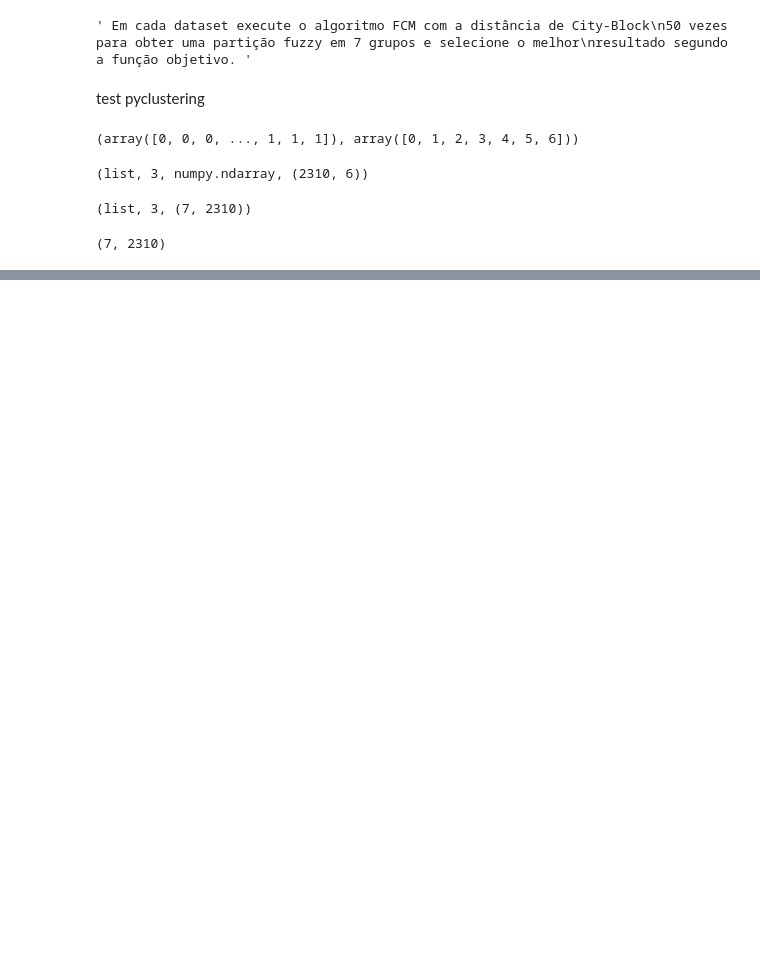
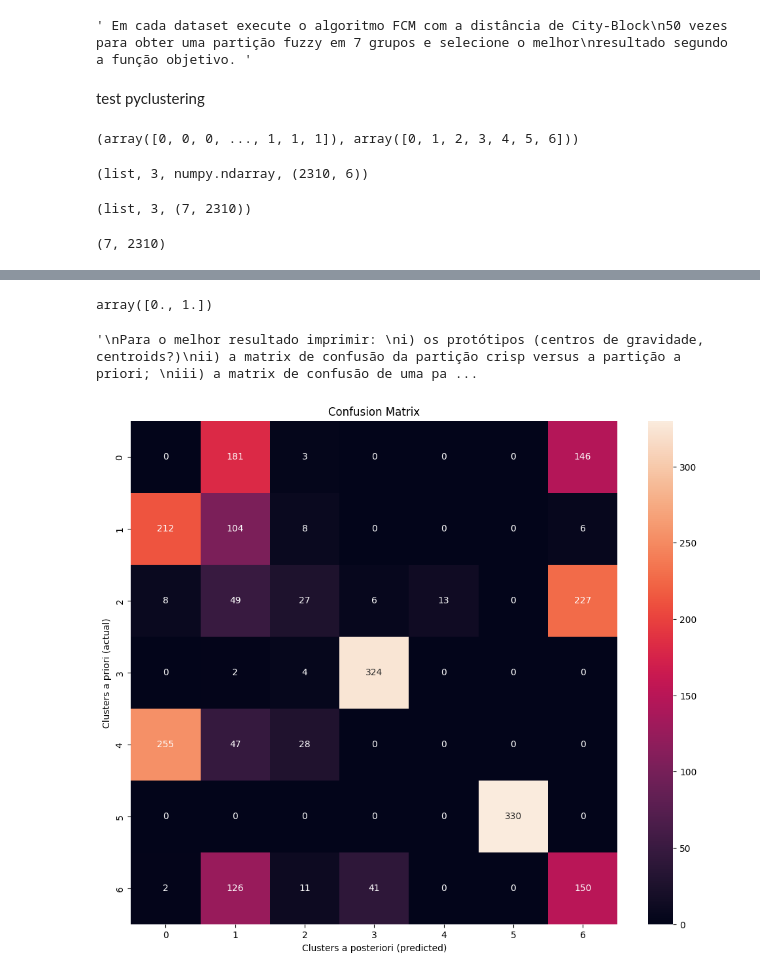
Before and after one commit to allansdefreitas/unsupervised-learning, a Jupyter notebook: questao_1.ipynb, the cells around one changed output, grey strips where cells are left out. Drawn from its saved outputs; the diff is of its cells as text; code cells hidden in the pictures; blank space fills up the shorter version.

Commit message:
confusion matrix beginning

```diff
--- a/questao_1.ipynb
+++ b/questao_1.ipynb
@@ -651,4 +648,33 @@ rand_index_f_measures
 # %%
-np.unique(crisp)
-
 #entender via video aula etc sobre a aplicação do indice de rand corrigido e f-measure
+# %% [output]
+array([0., 1.])
+# %%
+"""
+Para o melhor resultado imprimir:
+i) os protótipos (centros de gravidade, centroids?)
+ii) a matrix de confusão da partição crisp versus a partição a priori;
+iii) a matrix de confusão de uma partição crisp versus a outra;
+"""
+# %% [output]
+'\nPara o melhor resultado imprimir: \ni) os protótipos (centros de gravidade, centroids?)\nii) a matrix de confusão da partição crisp versus a partição a priori; \niii) a matrix de confusão de uma pa ...
+# %%
+#from: https://www.analyticsvidhya.com/blog/2021/06/confusion-matrix-for-multi-class-classification/
+
+#for IMAGE SEGMENTATION DATASET
+# Creating  a confusion matrix,which compares the y_test and y_pred
+cm = confusion_matrix(labels_a_priori, labels_posteriori)
+# Creating a dataframe for a array-formatted Confusion matrix,so it will be easy for plotting.
+mylist = list(labels_clusters_names)
+cm_df = pd.DataFrame(cm,
+                     index = list(labels_clusters_names),
+                     columns = list(labels_clusters_names))
+#Plotting the confusion matrix
+plt.figure(figsize=(12,10))
+sns.heatmap(cm_df, annot=True, fmt='g')
+plt.title('Confusion Matrix')
+plt.ylabel('Clusters a priori (actual)')
+plt.xlabel('Clusters a posteriori (predicted)')
+plt.show()
+# %% [output]
+[figure, added]
```
Also changed, not shown: parts of 22 cells of this notebook.
